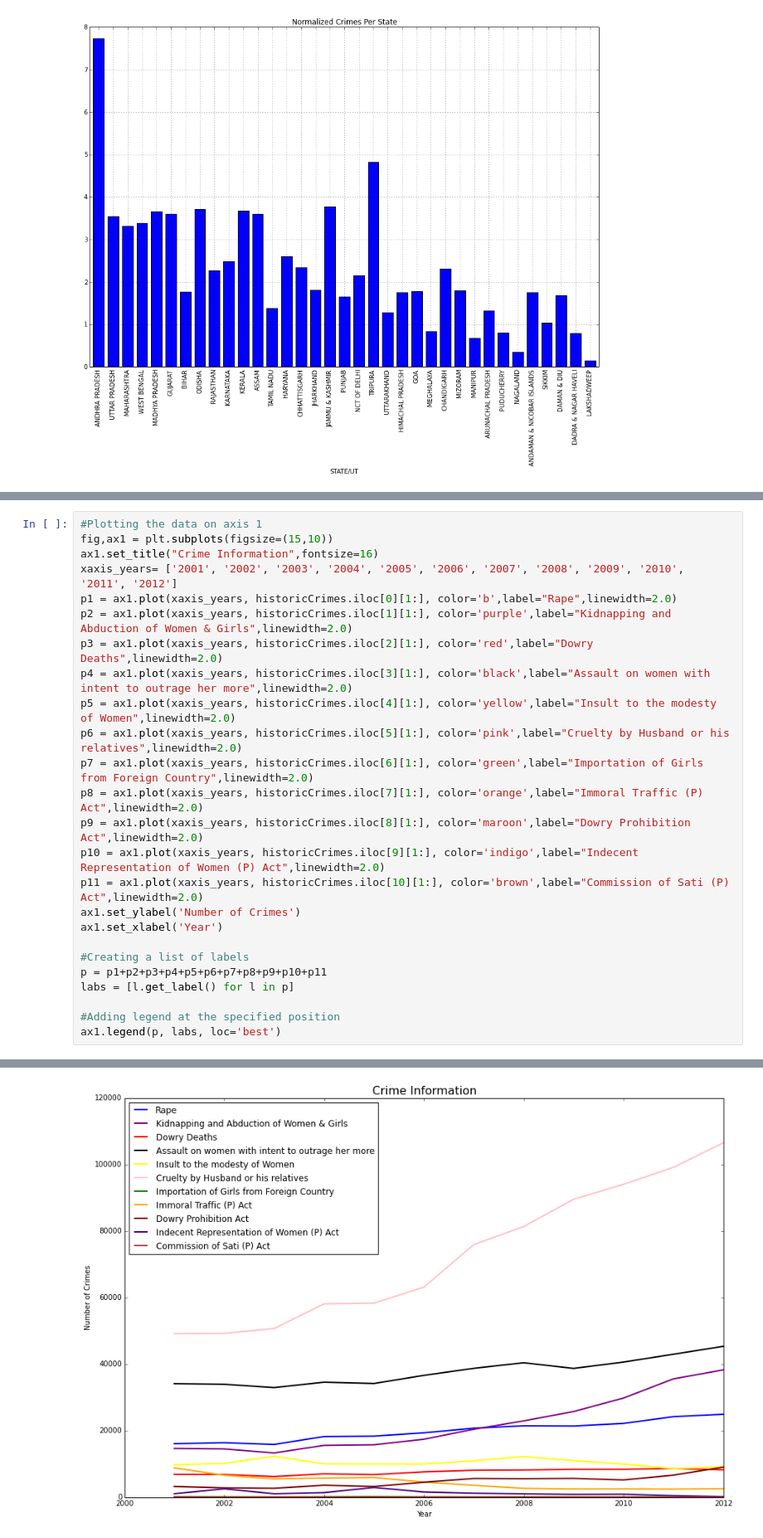
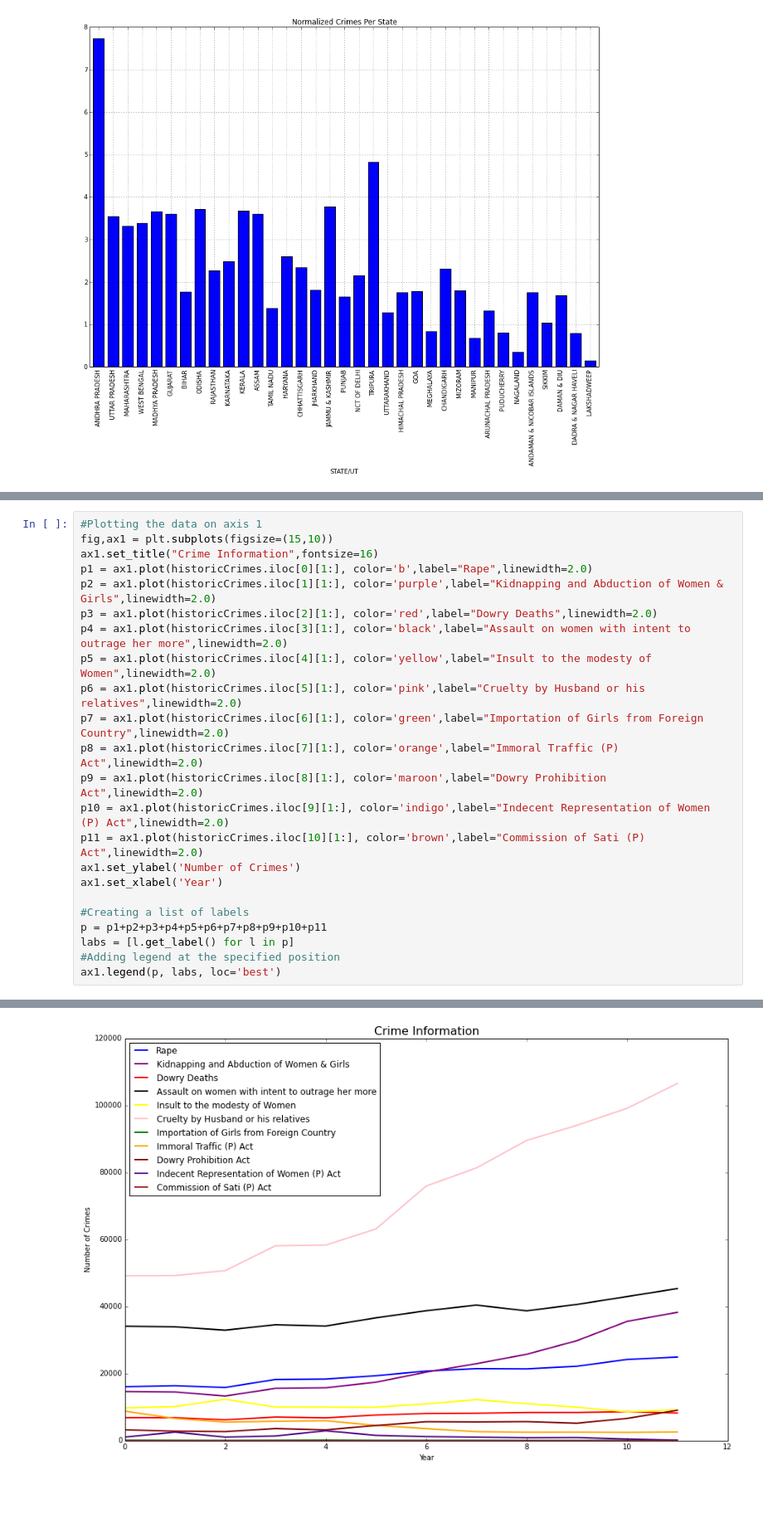
Before and after one commit to rdhyee/crime-against-women, a Jupyter notebook: _notebooks/WomenCrimeAnalysis.ipynb, the cells around one changed output, grey strips where cells are left out. Shown at 83% size. Saved outputs shown, nothing was run; the diff lists cells and outputs as text; blank space fills up the shorter version.

```diff
--- a/_notebooks/WomenCrimeAnalysis.ipynb
+++ b/_notebooks/WomenCrimeAnalysis.ipynb
@@ -128,28 +189,26 @@ After examining the frequency of total crime in each state of India for 2012, we
 # %%
 #Plotting the data on axis 1
 fig,ax1 = plt.subplots(figsize=(15,10))
 ax1.set_title("Crime Information",fontsize=16)
-xaxis_years= ['2001', '2002', '2003', '2004', '2005', '2006', '2007', '2008', '2009', '2010', '2011', '2012']
-p1 = ax1.plot(xaxis_years, historicCrimes.iloc[0][1:], color='b',label="Rape",linewidth=2.0)
-p2 = ax1.plot(xaxis_years, historicCrimes.iloc[1][1:], color='purple',label="Kidnapping and Abduction of Women & Girls",linewidth=2.0)
-p3 = ax1.plot(xaxis_years, historicCrimes.iloc[2][1:], color='red',label="Dowry Deaths",linewidth=2.0)
-p4 = ax1.plot(xaxis_years, historicCrimes.iloc[3][1:], color='black',label="Assault on women with intent to outrage her more",linewidth=2.0)
-p5 = ax1.plot(xaxis_years, historicCrimes.iloc[4][1:], color='yellow',label="Insult to the modesty of Women",linewidth=2.0)
-p6 = ax1.plot(xaxis_years, historicCrimes.iloc[5][1:], color='pink',label="Cruelty by Husband or his relatives",linewidth=2.0)
-p7 = ax1.plot(xaxis_years, historicCrimes.iloc[6][1:], color='green',label="Importation of Girls from Foreign Country",linewidth=2.0)
-p8 = ax1.plot(xaxis_years, historicCrimes.iloc[7][1:], color='orange',label="Immoral Traffic (P) Act",linewidth=2.0)
-p9 = ax1.plot(xaxis_years, historicCrimes.iloc[8][1:], color='maroon',label="Dowry Prohibition Act",linewidth=2.0)
-p10 = ax1.plot(xaxis_years, historicCrimes.iloc[9][1:], color='indigo',label="Indecent Representation of Women (P) Act",linewidth=2.0)
-p11 = ax1.plot(xaxis_years, historicCrimes.iloc[10][1:], color='brown',label="Commission of Sati (P) Act",linewidth=2.0)
+p1 = ax1.plot(historicCrimes.iloc[0][1:], color='b',label="Rape",linewidth=2.0)
+p2 = ax1.plot(historicCrimes.iloc[1][1:], color='purple',label="Kidnapping and Abduction of Women & Girls",linewidth=2.0)
+p3 = ax1.plot(historicCrimes.iloc[2][1:], color='red',label="Dowry Deaths",linewidth=2.0)
+p4 = ax1.plot(historicCrimes.iloc[3][1:], color='black',label="Assault on women with intent to outrage her more",linewidth=2.0)
+p5 = ax1.plot(historicCrimes.iloc[4][1:], color='yellow',label="Insult to the modesty of Women",linewidth=2.0)
+p6 = ax1.plot(historicCrimes.iloc[5][1:], color='pink',label="Cruelty by Husband or his relatives",linewidth=2.0)
+p7 = ax1.plot(historicCrimes.iloc[6][1:], color='green',label="Importation of Girls from Foreign Country",linewidth=2.0)
+p8 = ax1.plot(historicCrimes.iloc[7][1:], color='orange',label="Immoral Traffic (P) Act",linewidth=2.0)
+p9 = ax1.plot(historicCrimes.iloc[8][1:], color='maroon',label="Dowry Prohibition Act",linewidth=2.0)
+p10 = ax1.plot(historicCrimes.iloc[9][1:], color='indigo',label="Indecent Representation of Women (P) Act",linewidth=2.0)
+p11 = ax1.plot(historicCrimes.iloc[10][1:], color='brown',label="Commission of Sati (P) Act",linewidth=2.0)
 ax1.set_ylabel('Number of Crimes')
 ax1.set_xlabel('Year')
 
 #Creating a list of labels
 p = p1+p2+p3+p4+p5+p6+p7+p8+p9+p10+p11
 labs = [l.get_label() for l in p]
-
 #Adding legend at the specified position
 ax1.legend(p, labs, loc='best')
 # %% [output]
 <matplotlib.legend.Legend at 0x...>
-[figure, old version]
+[figure, new version]
```
Also changed, not shown: parts of 29 cells of this notebook.
